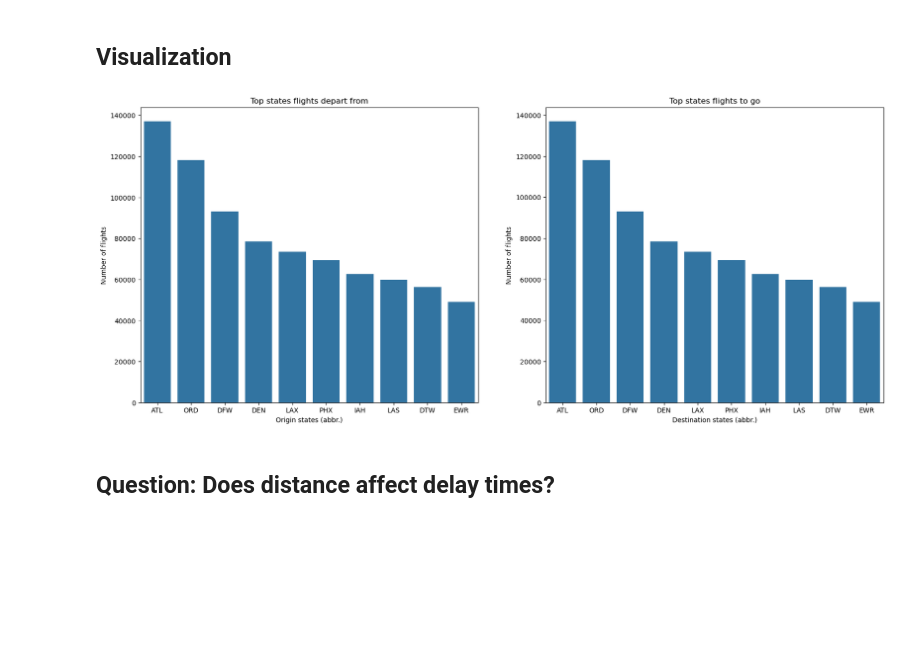
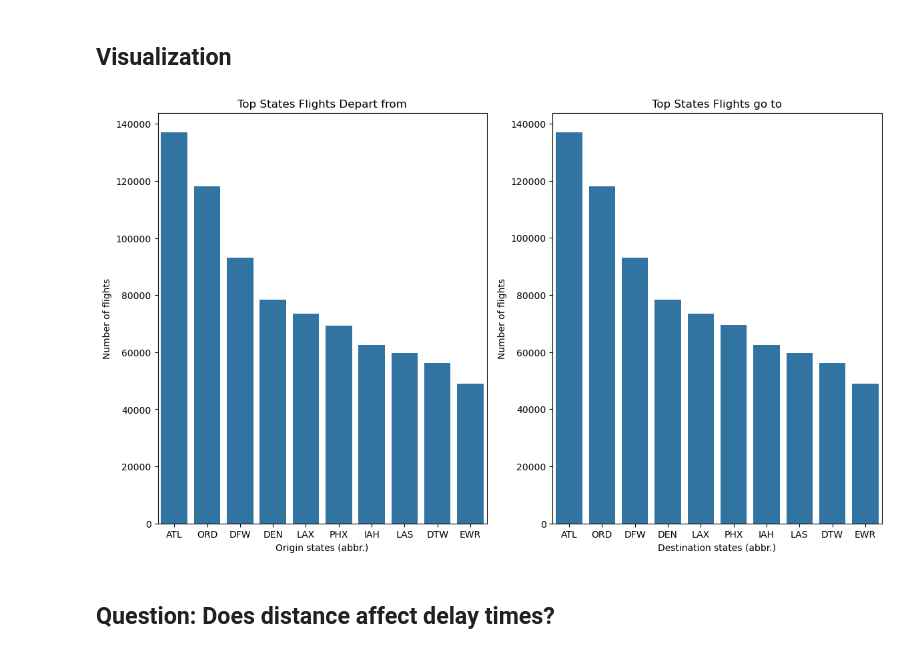
Before and after one commit to ssarrayya/alx-udacity_data-visualization, a Jupyter notebook: Part_II_explanation_notebook.ipynb, the cells around one changed output. Cells and saved outputs as stored; diff of their text form; code cells hidden in the pictures; blank space fills up the shorter version.

```diff
--- a/Part_II_explanation_notebook.ipynb
+++ b/Part_II_explanation_notebook.ipynb
@@ -158,26 +162,26 @@ Atlanta is the state most flights fly from return to. Comparing the visualizatio
 # %%
 # selecting the top 10 origin cities to reduce noise
 order = flight_dets['Origin'].value_counts()[:10].index
 
-plt.figure(figsize=[20, 8])
+plt.figure(figsize=[14, 8])
 # plotting the data
 plt.subplot(1, 2, 1)
 sb.countplot(data = flight_dets, x = 'Origin', color = main_color, order = order);
-plt.title("Top states flights depart from")
+plt.title("Top States Flights Depart from")
 plt.xlabel("Origin states (abbr.)")
 plt.ylabel("Number of flights");
 
 # selecting the top 10 destination cities
 order = flight_dets['Dest'].value_counts()[:10].index
 
 # plotting the data
 plt.subplot(1, 2, 2)
 sb.countplot(data = flight_dets, x = 'Dest', color = main_color, order = order);
-plt.title("Top states flights to go")
+plt.title("Top States Flights go to")
 plt.xlabel("Destination states (abbr.)")
 plt.ylabel("Number of flights");
 # %% [output]
-[figure, old version]
+[figure, new version]
 # %% [markdown]
 ## Question: Does distance affect delay times?
 # %% [markdown]
```
Also changed, not shown: parts of 9 cells of this notebook.
